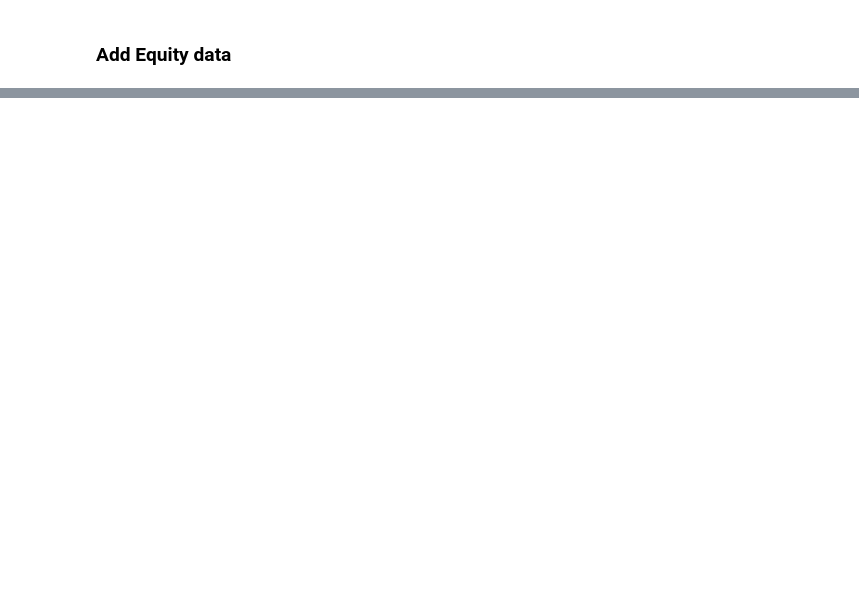
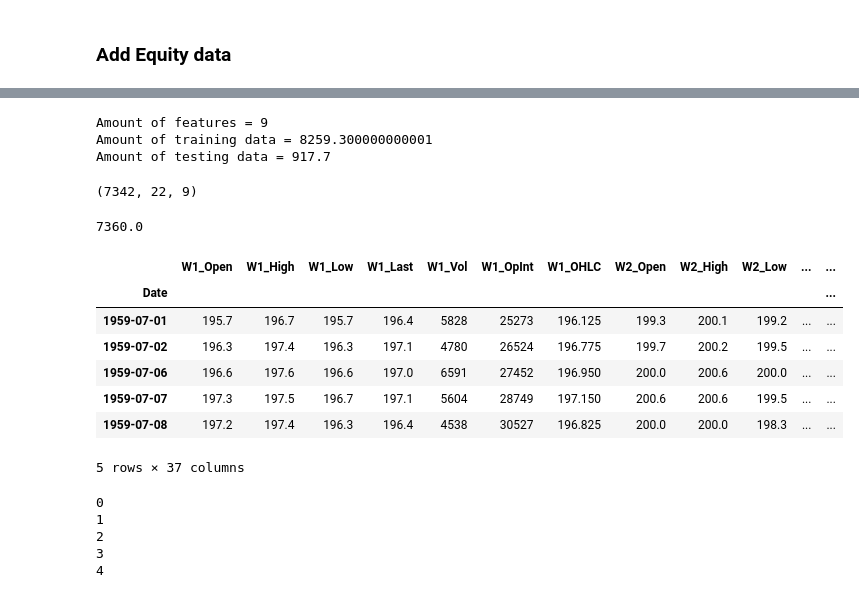
Before and after one commit to andrewredd/aa-project, a Jupyter notebook: futures_data.ipynb, the cells around one changed output, grey strips where cells are left out. Drawn from its saved outputs; the diff is of its cells as text; code cells hidden in the pictures; blank space fills up the shorter version.

```diff
--- a/futures_data.ipynb
+++ b/futures_data.ipynb
@@ -155,0 +398,54 @@ dfW.head()
+# %%
+X_train, y_train, X_test, y_test = load_data(df, seq_len)
+# %% [output]
+Amount of features = 9
+Amount of training data = 8259.300000000001
+Amount of testing data = 917.7
+# %%
+X_train.shape
+# %% [output]
+(7342, 22, 9)
+# %%
+len(df)*.8
+# %% [output]
+7360.0
+# %%
+def prepData(df, window=30):
+
+    newData = []
+
+    for i in range(len(df) - window):
+        newData.append(df[i: i + window]) # moving window of data
+
+    result = np.array(result)
+    row = round(0.8 * result.shape[0]) # 80% split
+
+    train = result[:int(row), :] # 90% date
+    X_train = train[:, :-1] # all data until day m
+    y_train = train[:, -1][:,-1] # day m + 1 adjusted close price
+
+    X_test = result[int(row):, :-1]
+    y_test = result[int(row):, -1][:,-1]
+
+    X_train = np.reshape(X_train, (X_train.shape[0], X_train.shape[1], amount_of_features))
+    X_test = np.reshape(X_test, (X_test.shape[0], X_test.shape[1], amount_of_features))
+
+    return [X_train, y_train, X_test, y_test]
+# %% [output]
+|  | W1_Open | W1_High | W1_Low | W1_Last | W1_Vol | W1_OpInt | W1_OHLC | W2_Open | W2_High | W2_Low | ... | ... |
+| Date |  |  |  |  |  |  |  |  |  |  |  | ... |
+| 1959-07-01 | 195.7 | 196.7 | 195.7 | 196.4 | 5828 | 25273 | 196.125 | 199.3 | 200.1 | 199.2 | ... | ... |
+| 1959-07-02 | 196.3 | 197.4 | 196.3 | 197.1 | 4780 | 26524 | 196.775 | 199.7 | 200.2 | 199.5 | ... | ... |
+| 1959-07-06 | 196.6 | 197.6 | 196.6 | 197.0 | 6591 | 27452 | 196.950 | 200.0 | 200.6 | 200.0 | ... | ... |
+| 1959-07-07 | 197.3 | 197.5 | 196.7 | 197.1 | 5604 | 28749 | 197.150 | 200.6 | 200.6 | 199.5 | ... | ... |
+| 1959-07-08 | 197.2 | 197.4 | 196.3 | 196.4 | 4538 | 30527 | 196.825 | 200.0 | 200.0 | 198.3 | ... | ... |
+5 rows × 37 columns
+# %%
+for i in range(5):
+    print(i)
+# %% [output]
+0
+1
+2
+3
+4
```
Also changed, not shown: parts of 40 cells of this notebook.
